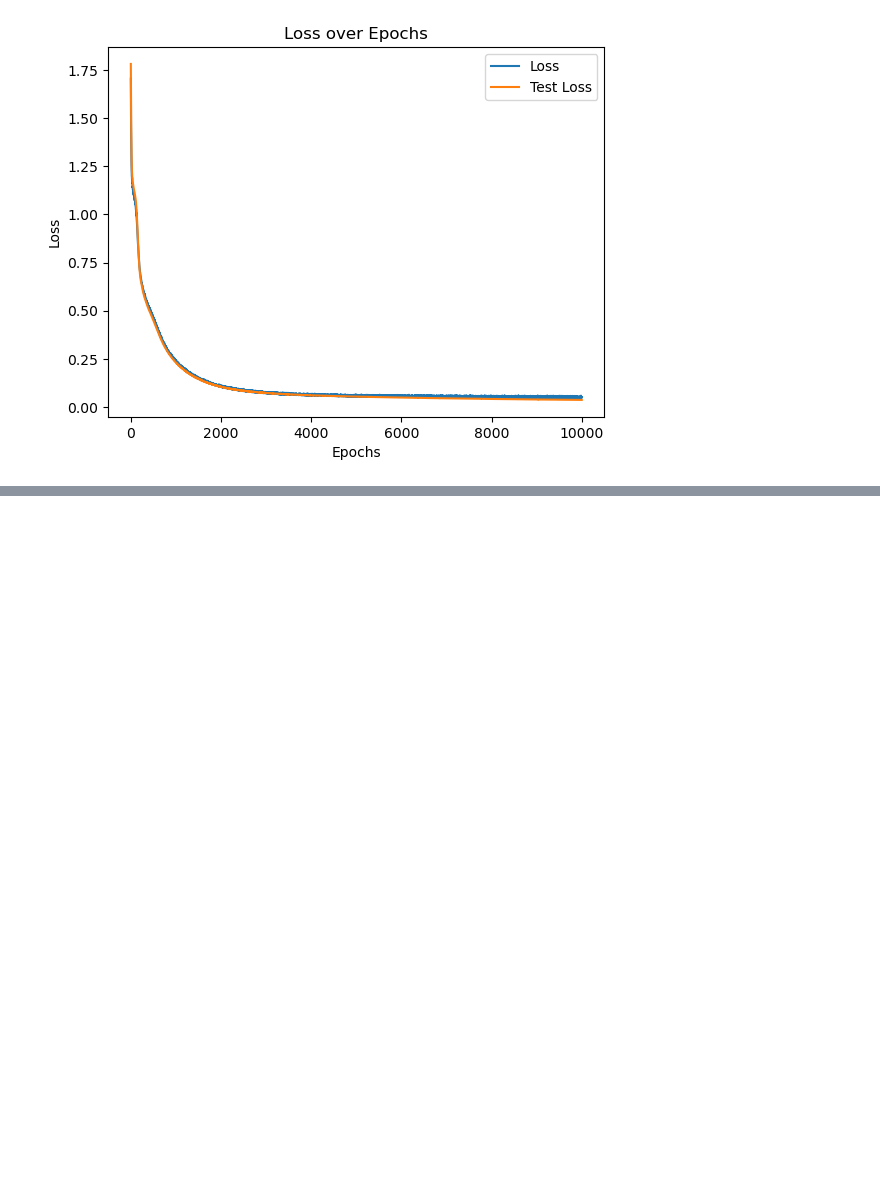
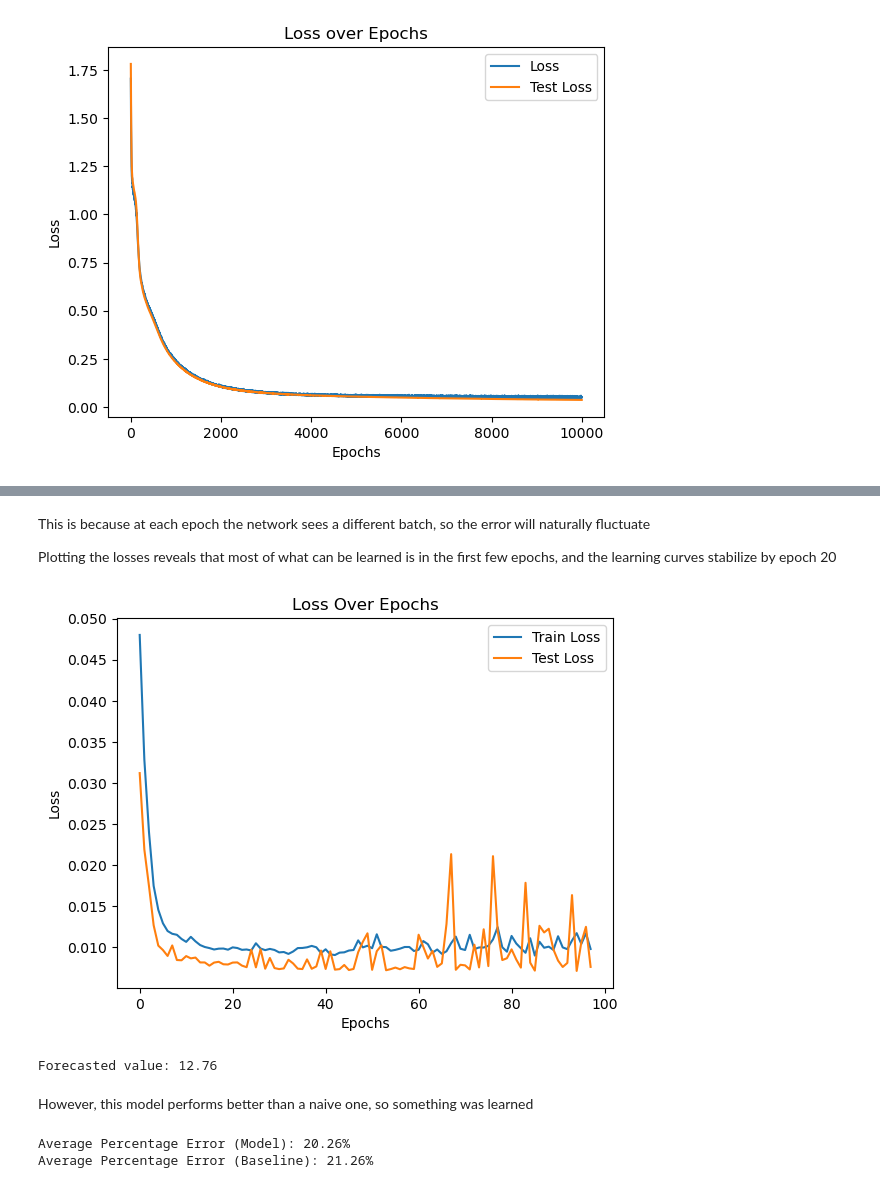
Before and after one commit to yshirai999/Machine-Learning-Lectures, a Jupyter notebook: Lecture20.ipynb, the cells around one changed output, grey strips where cells are left out. Drawn from its saved outputs; the diff is of its cells as text; code cells hidden in the pictures; blank space fills up the shorter version.

```diff
--- a/Lecture20.ipynb
+++ b/Lecture20.ipynb
@@ -320,0 +615,11 @@ plt.show()
+# %%
+# Model, Loss, and Optimizer
+input_dim = seq_length
+hidden_dim = 64
+output_dim = 1
+lookback_period = None  # Look back only the last 30 days
+model = SelfAttention(input_dim=seq_length, hidden_dim=64, output_dim=1, lookback_period=lookback_period).to(device)
+
+criterion = nn.MSELoss()
+optimizer = torch.optim.Adam(model.parameters(), lr=0.001)
+#scheduler = torch.optim.lr_scheduler.StepLR(optimizer, step_size=10, gamma=0.1)
@@ -320,0 +672,61 @@ plt.show()
+# %% [markdown]
+This is because at each epoch the network sees a different batch, so the error will naturally fluctuate
+
+Plotting the losses reveals that most of what can be learned is in the first few epochs, and the learning curves stabilize by epoch 20
+# %%
+# Plot the Loss
+plt.plot(train_losses[2:], label="Train Loss")
+plt.plot(test_losses[2:], label="Test Loss")
+plt.xlabel("Epochs")
+plt.ylabel("Loss")
+plt.legend()
+plt.title("Loss Over Epochs")
+plt.show()
+
+# Forecasting Example
+model.eval()
+with torch.no_grad():
+    # Ensure last_sequence has the correct shape (1, seq_length)
+    last_sequence = torch.FloatTensor(data[-seq_length:].flatten()).unsqueeze(0).to(device)
+    forecast = model(last_sequence)
+    forecast = scaler.inverse_transform(forecast.cpu().numpy())
+    print(f"Forecasted value: {forecast[0][0]:.2f}")
+# %% [output]
+[figure, added]
+Forecasted value: 12.76
+# %% [markdown]
+However, this model performs better than a naive one, so something was learned
+# %%
+# Calculate percentage error for model and the naive baseline
+percentage_errors_model = []
+percentage_errors_baseline = []
+
+model.eval()
+with torch.no_grad():
+    for x, y in test_loader:
+        # Model prediction
+        y_pred = model(x)
+        y_pred = scaler.inverse_transform(y_pred.cpu().numpy())
+        y_actual = scaler.inverse_transform(y.cpu().numpy())
+
+        # Baseline prediction (next day = today's temperature)
+        y_baseline = x[:, -1].cpu().numpy()  # Last value in the input sequence
+        y_baseline = scaler.inverse_transform(y_baseline.reshape(-1, 1))
+
+        # Calculate percentage errors
+        error_model = abs((y_pred.flatten() - y_actual.flatten()) / y_actual.flatten()) * 100
+        error_baseline = abs((y_baseline.flatten() - y_actual.flatten()) / y_actual.flatten()) * 100
+
+        percentage_errors_model.extend(error_model)
+        percentage_errors_baseline.extend(error_baseline)
+
+# Calculate average percentage errors
+average_error_model = sum(percentage_errors_model) / len(percentage_errors_model)
+average_error_baseline = sum(percentage_errors_baseline) / len(percentage_errors_baseline)
+
+# Print the average errors
+print(f"Average Percentage Error (Model): {average_error_model:.2f}%")
+print(f"Average Percentage Error (Baseline): {average_error_baseline:.2f}%")
+# %% [output]
+Average Percentage Error (Model): 20.26%
+Average Percentage Error (Baseline): 21.26%
```
Also changed, not shown: parts of 12 cells of this notebook, 1 other file.
